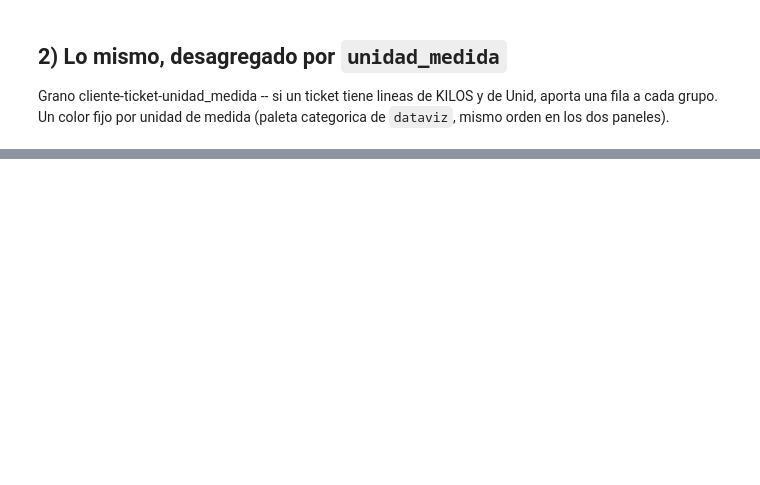
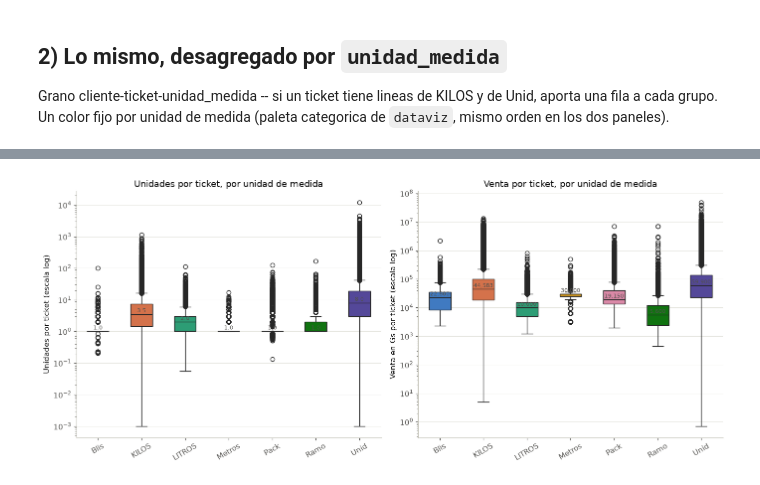
Before and after one commit to afgv/analisis_mayorista, a Jupyter notebook: analisis_mayoristas_v3.ipynb, the cells around one changed output, grey strips where cells are left out. Drawn from its saved outputs; the diff is of its cells as text; code cells hidden in the pictures; blank space fills up the shorter version.

```diff
--- a/analisis_mayoristas_v3.ipynb
+++ b/analisis_mayoristas_v3.ipynb
@@ -139,25 +210,39 @@ por_ticket_unidad.groupby("unidad_medida")["unidades"].describe()
 # %%
+medianas_unidades = por_ticket_unidad.groupby("unidad_medida")["unidades"].median().reindex(orden_unidades)
+medianas_venta = por_ticket_unidad.groupby("unidad_medida")["venta_gs"].median().reindex(orden_unidades)
+
 fig, axes = plt.subplots(1, 2, figsize=(14, 6))
 
 sns.boxplot(
     data=por_ticket_unidad, x="unidad_medida", y="unidades", order=orden_unidades,
     hue="unidad_medida", palette=paleta_por_unidad, legend=False, width=0.5, ax=axes[0],
 )
 axes[0].set_yscale("log")
 axes[0].set_xlabel("")
 axes[0].set_ylabel("Unidades por ticket (escala log)")
 axes[0].set_title("Unidades por ticket, por unidad de medida")
 axes[0].tick_params(axis="x", rotation=30)
+for i, valor in enumerate(medianas_unidades):
+    # Offset multiplicativo (no aditivo) -- estamos en escala log, un
+    # desplazamiento fijo en unidades reales se ve distinto según la
+    # magnitud de cada caja.
+    axes[0].annotate(f"{valor:,.1f}", xy=(i, valor * 1.15), ha="center",
+                      fontsize=8, color="#52514e")
 
 sns.boxplot(
     data=por_ticket_unidad, x="unidad_medida", y="venta_gs", order=orden_unidades,
     hue="unidad_medida", palette=paleta_por_unidad, legend=False, width=0.5, ax=axes[1],
 )
 axes[1].set_yscale("log")
 axes[1].set_xlabel("")
 axes[1].set_ylabel("Venta en Gs por ticket (escala log)")
 axes[1].set_title("Venta por ticket, por unidad de medida")
 axes[1].tick_params(axis="x", rotation=30)
+for i, valor in enumerate(medianas_venta):
+    axes[1].annotate(f"{valor:,.0f}", xy=(i, valor * 1.15), ha="center",
+                      fontsize=8, color="#52514e")
 
 plt.tight_layout()
 plt.show()
+# %% [output]
+[figure, added]
```
Also changed, not shown: parts of 25 cells of this notebook, 3 other files.
